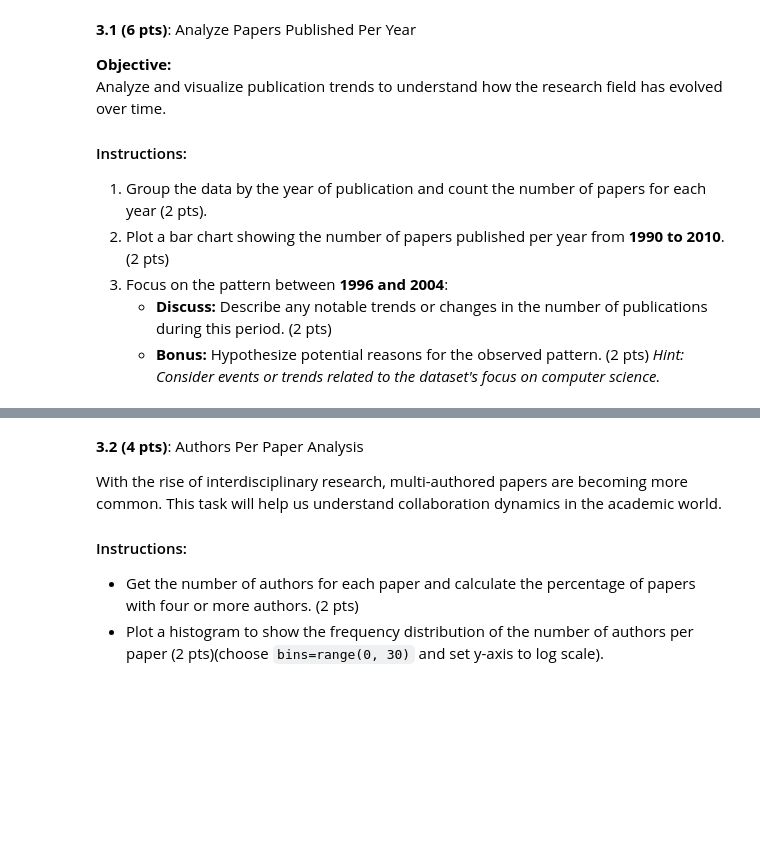
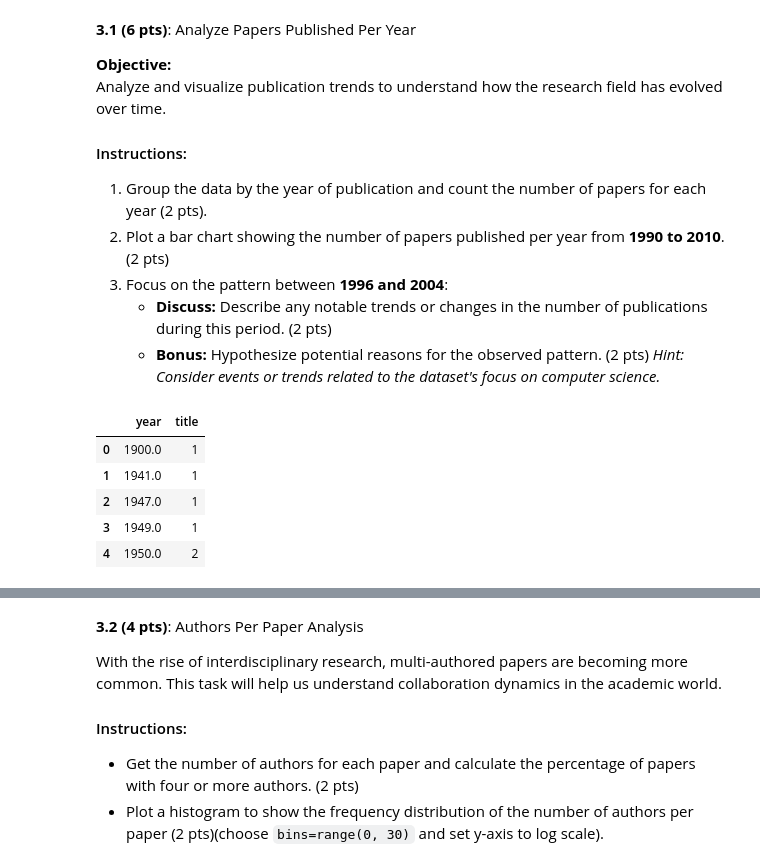
Before and after one commit to YouriGndl/2024, a Jupyter notebook: Exam/exam.ipynb, the cells around one changed output, grey strips where cells are left out. Cells and saved outputs as stored; diff of their text form; code cells hidden in the pictures; blank space fills up the shorter version.

```diff
--- a/Exam/exam.ipynb
+++ b/Exam/exam.ipynb
@@ -293,0 +293,22 @@ Analyze and visualize publication trends to understand how the research field ha
+# %%
+# TODO
+# grouped = df.groupby(['year']).count()
+
+# # df.groupby(["item", "color"])["id"].transform("count")
+# grouped.head()
+
+# lines.groupby(["Season", "Episode", "Scene"])     # group rows by unique (Season, Episode, Scene)
+#      .count()                                      # count rows per group (any column works for the count)
+#      .reset_index()                                # turn group keys back into columns, which converts the current grouped index (Season, Episode, Scene) back into regular dataframe columns so they can be regrouped or counted again
+#      .groupby("Season")                            # regroup by Season
+#      .count()[["Scene"]]                           # count how many scene rows per season; keep the Scene count column
+
+grouped = df.groupby(['year']).count()[['title']].reset_index()
+grouped.head()
+# %% [output]
+|  | year | title |
+| 0 | 1900.0 | 1 |
+| 1 | 1941.0 | 1 |
+| 2 | 1947.0 | 1 |
+| 3 | 1949.0 | 1 |
+| 4 | 1950.0 | 2 |
```
Also changed, not shown: parts of 10 cells of this notebook.
